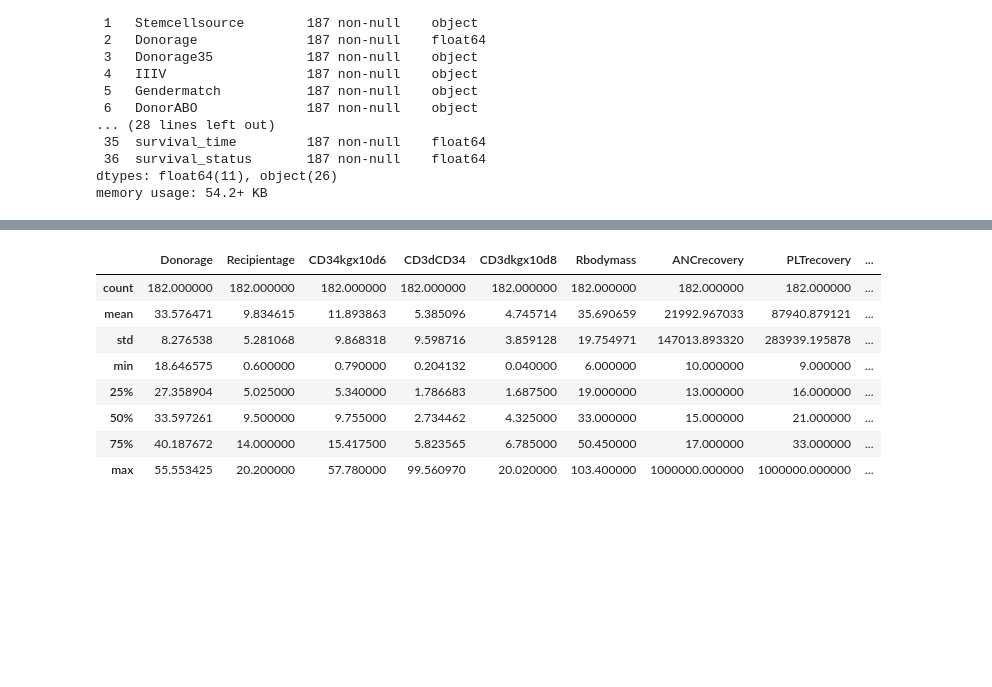
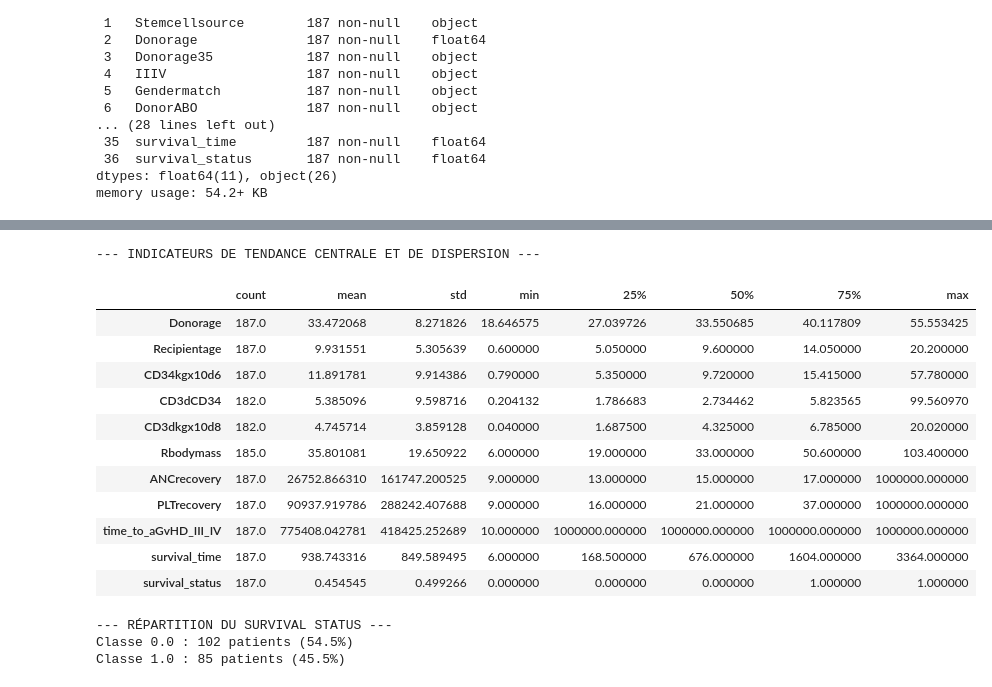
Before and after one commit to younesjebari/Pediatric-BMT-Decision-Support, a Jupyter notebook: notebooks/eda.ipynb, the cells around one changed output, grey strips where cells are left out. Drawn from its saved outputs; the diff is of its cells as text; code cells hidden in the pictures; blank space fills up the shorter version.

```diff
--- a/notebooks/eda.ipynb
+++ b/notebooks/eda.ipynb
@@ -81,16 +110,56 @@ Apres suppression , il reste 182 patients
 # %%
-df.describe()
+# =================================================================
+# 3. ANALYSE STATISTIQUE DESCRIPTIVE
+# =================================================================
+# Cette cellule génère les indicateurs statistiques fondamentaux.
+# L'objectif est d'évaluer la distribution des variables numériques
+# et de détecter d'éventuelles valeurs aberrantes (outliers).
+
+# 3.1 Calcul des statistiques (transposées pour une meilleure lisibilité)
+stats_desc = df.describe().T
+
+# 3.2 Affichage des indicateurs
+print("--- INDICATEURS DE TENDANCE CENTRALE ET DE DISPERSION ---")
+display(stats_desc)
+
+# Note technique pour le rapport :
+# L'écart-type (std) élevé sur certaines variables peut nécessiter une
+# standardisation des données lors du prétraitement (Data Preprocessing).
 # %% [output]
+--- INDICATEURS DE TENDANCE CENTRALE ET DE DISPERSION ---
-|  | Donorage | Recipientage | CD34kgx10d6 | CD3dCD34 | CD3dkgx10d8 | Rbodymass | ANCrecovery | PLTrecovery | ... |
-| count | 182.000000 | 182.000000 | 182.000000 | 182.000000 | 182.000000 | 182.000000 | 182.000000 | 182.000000 | ... |
-| mean | 33.576471 | 9.834615 | 11.893863 | 5.385096 | 4.745714 | 35.690659 | 21992.967033 | 87940.879121 | ... |
-| std | 8.276538 | 5.281068 | 9.868318 | 9.598716 | 3.859128 | 19.754971 | 147013.893320 | 283939.195878 | ... |
-| min | 18.646575 | 0.600000 | 0.790000 | 0.204132 | 0.040000 | 6.000000 | 10.000000 | 9.000000 | ... |
-| 25% | 27.358904 | 5.025000 | 5.340000 | 1.786683 | 1.687500 | 19.000000 | 13.000000 | 16.000000 | ... |
-| 50% | 33.597261 | 9.500000 | 9.755000 | 2.734462 | 4.325000 | 33.000000 | 15.000000 | 21.000000 | ... |
-| 75% | 40.187672 | 14.000000 | 15.417500 | 5.823565 | 6.785000 | 50.450000 | 17.000000 | 33.000000 | ... |
-| max | 55.553425 | 20.200000 | 57.780000 | 99.560970 | 20.020000 | 103.400000 | 1000000.000000 | 1000000.000000 | ... |
+|  | count | mean | std | min | 25% | 50% | 75% | max |
+| Donorage | 187.0 | 33.472068 | 8.271826 | 18.646575 | 27.039726 | 33.550685 | 40.117809 | 55.553425 |
+| Recipientage | 187.0 | 9.931551 | 5.305639 | 0.600000 | 5.050000 | 9.600000 | 14.050000 | 20.200000 |
+| CD34kgx10d6 | 187.0 | 11.891781 | 9.914386 | 0.790000 | 5.350000 | 9.720000 | 15.415000 | 57.780000 |
+| CD3dCD34 | 182.0 | 5.385096 | 9.598716 | 0.204132 | 1.786683 | 2.734462 | 5.823565 | 99.560970 |
+| CD3dkgx10d8 | 182.0 | 4.745714 | 3.859128 | 0.040000 | 1.687500 | 4.325000 | 6.785000 | 20.020000 |
+| Rbodymass | 185.0 | 35.801081 | 19.650922 | 6.000000 | 19.000000 | 33.000000 | 50.600000 | 103.400000 |
+| ANCrecovery | 187.0 | 26752.866310 | 161747.200525 | 9.000000 | 13.000000 | 15.000000 | 17.000000 | 1000000.000000 |
+| PLTrecovery | 187.0 | 90937.919786 | 288242.407688 | 9.000000 | 16.000000 | 21.000000 | 37.000000 | 1000000.000000 |
+| time_to_aGvHD_III_IV | 187.0 | 775408.042781 | 418425.252689 | 10.000000 | 1000000.000000 | 1000000.000000 | 1000000.000000 | 1000000.000000 |
+| survival_time | 187.0 | 938.743316 | 849.589495 | 6.000000 | 168.500000 | 676.000000 | 1604.000000 | 3364.000000 |
+| survival_status | 187.0 | 0.454545 | 0.499266 | 0.000000 | 0.000000 | 0.000000 | 1.000000 | 1.000000 |
 # %%
-# Remplace 'survival_status' par le nom exact de ta colonne de résultat (ex: 'survival')
-# df['survival_status'].value_counts()
+# =================================================================
+# 4. ANALYSE DE L'ÉQUILIBRE DE LA VARIABLE CIBLE
+# =================================================================
+# Cette étape vérifie la distribution des classes dans 'survival_status'.
+# Un déséquilibre majeur nécessite une stratégie de rééchantillonnage
+# pour éviter que le modèle ne soit biaisé en faveur de la classe majoritaire.
+
+# 4.1 Comptage des occurrences et calcul des proportions
+class_counts = df['survival_status'].value_counts()
+class_percentages = df['survival_status'].value_counts(normalize=True) * 100
+
+print("--- RÉPARTITION DU SURVIVAL STATUS ---")
+for cls, count in class_counts.items():
+    print(f"Classe {cls} : {count} patients ({class_percentages[cls]:.1f}%)")
+
+# Note technique :
+# Si le ratio est disproportionné, l'exactitude (Accuracy) ne sera pas un
+# indicateur fiable. On privilégiera le Rappel (Recall) et le F1-Score.
+# %% [output]
+--- RÉPARTITION DU SURVIVAL STATUS ---
+Classe 0.0 : 102 patients (54.5%)
+Classe 1.0 : 85 patients (45.5%)
 # %%
```
Also changed, not shown: parts of 12 cells of this notebook, 4 other files.
